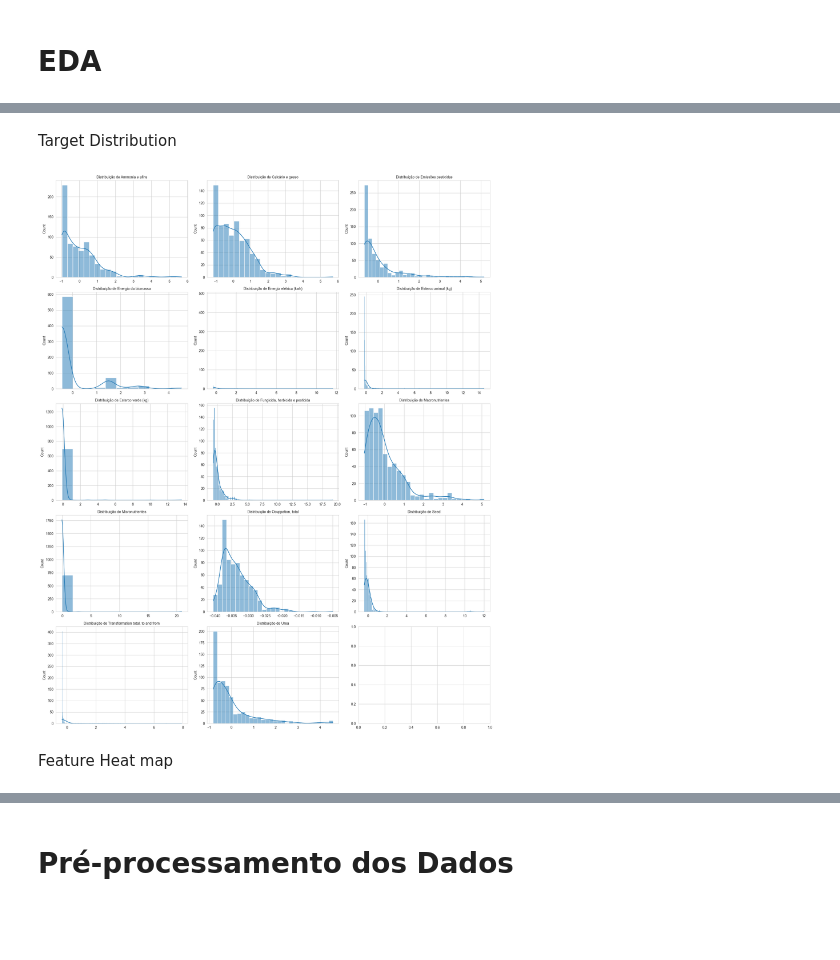
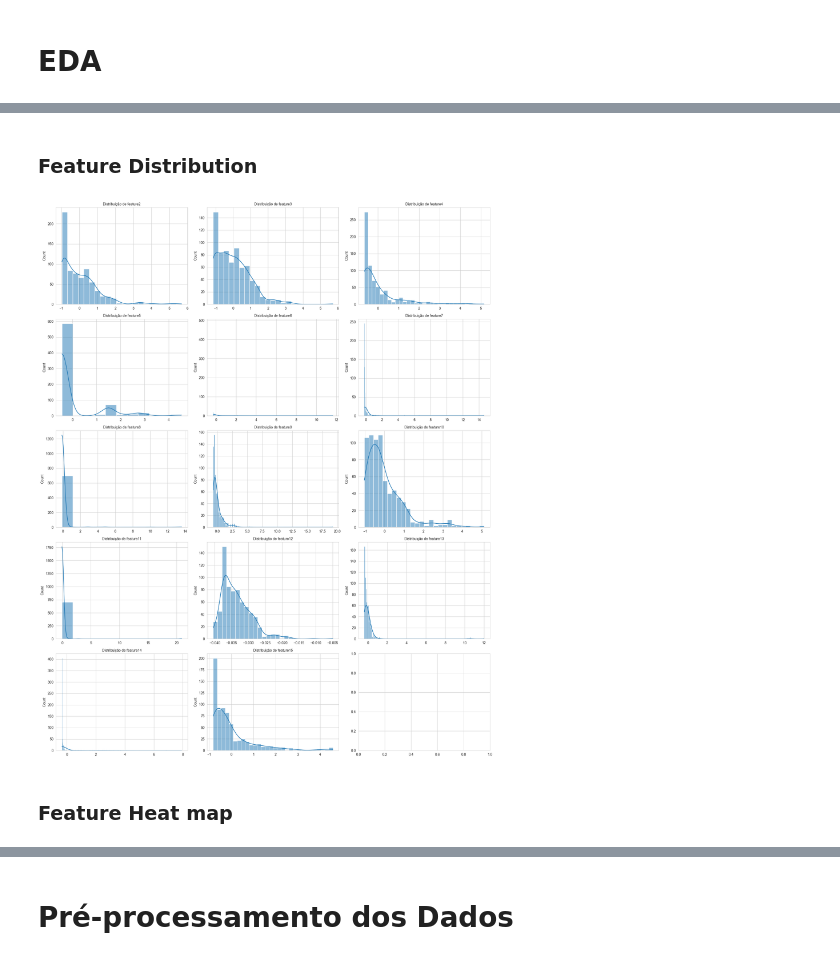
Before and after one commit to AraujoStreicher/dswa-agroimpact-challenge, a Jupyter notebook: main.ipynb, the cells around one changed output, grey strips where cells are left out. Drawn from its saved outputs; the diff is of its cells as text; code cells hidden in the pictures; blank space fills up the shorter version.

```diff
--- a/main.ipynb
+++ b/main.ipynb
@@ -103,27 +105,27 @@ Estatísticas das Features:
 8 rows × 25 columns
 # %% [markdown]
-Target Distribution
+### Feature Distribution
 # %%
 sns.set_style('whitegrid')
 
 fig, axes = plt.subplots(nrows=5, ncols=3, figsize=(18, 22))
 
 ax = axes.flatten()
-for i, col in enumerate(mapped_feature_columns):
+for i, col in enumerate(feature_columns):
     sns.histplot(
         data=train_mapped,
         x=col,
         ax=ax[i],
         kde=True
     )
     ax[i].set_title(f'Distribuição de {col}', fontsize=10)
-    ax[i].set_xlabel('') #Remove o rótulo do eixo x para não poluir
+    ax[i].set_xlabel('') # Remove o rótulo do eixo x para não poluir
 
 
 plt.tight_layout()
 plt.show()
 # %% [output]
-[figure, old version]
+[figure, new version]
 # %% [markdown]
-Feature Heat map
+### Feature Heat map
 # %%
```
Also changed, not shown: parts of 12 cells of this notebook, 1 other file.
